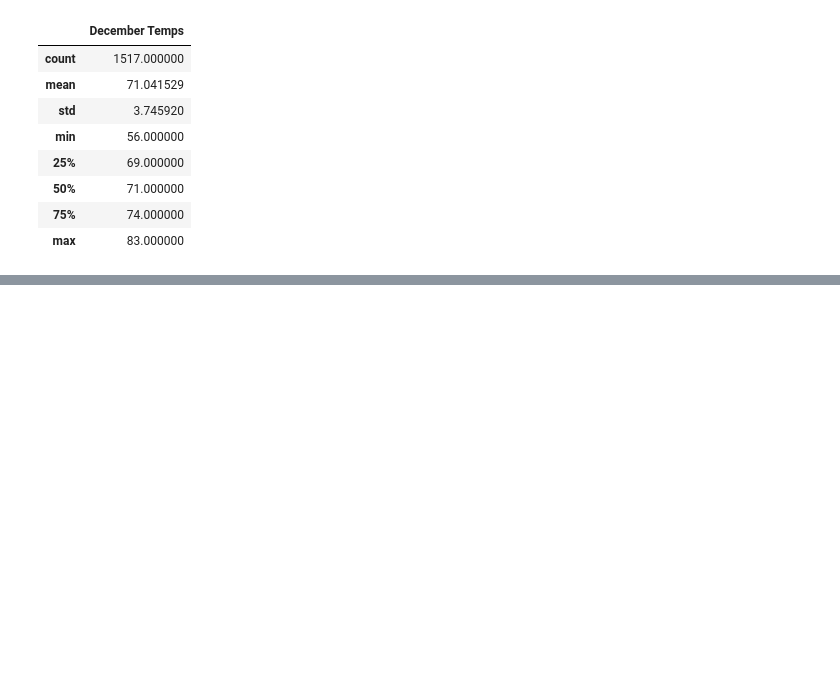
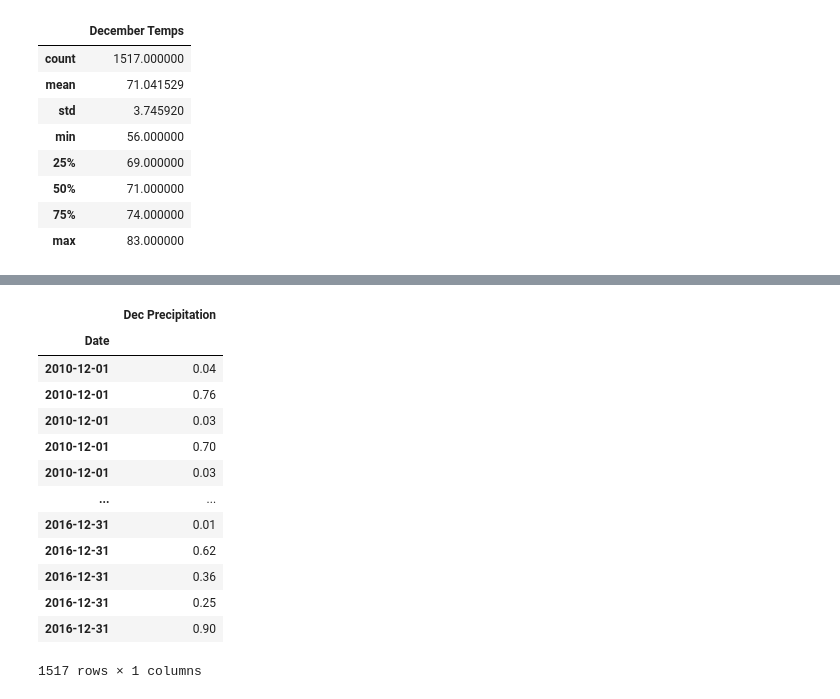
Before and after one commit to asama-w/surfs_up, a Jupyter notebook: SurfsUp_Challenge.ipynb, the cells around one changed output, grey strips where cells are left out. Drawn from its saved outputs; the diff is of its cells as text; code cells hidden in the pictures; blank space fills up the shorter version.

```diff
--- a/SurfsUp_Challenge.ipynb
+++ b/SurfsUp_Challenge.ipynb
@@ -206,0 +267,23 @@ dec_temp_df.describe()
+# %%
+# December precipitation data
+dec_prcp = session.query(Measurement.date, Measurement.prcp).\
+    filter(extract("month", Measurement.date) == "12").\
+    order_by(Measurement.date).all()
+# %%
+dec_prcp_df = pd.DataFrame(dec_prcp, columns = ['Date', 'Dec Precipitation']).set_index('Date')
+dec_prcp_df
+# %% [output]
+|  | Dec Precipitation |
+| Date |  |
+| 2010-12-01 | 0.04 |
+| 2010-12-01 | 0.76 |
+| 2010-12-01 | 0.03 |
+| 2010-12-01 | 0.70 |
+| 2010-12-01 | 0.03 |
+| ... | ... |
+| 2016-12-31 | 0.01 |
+| 2016-12-31 | 0.62 |
+| 2016-12-31 | 0.36 |
+| 2016-12-31 | 0.25 |
+| 2016-12-31 | 0.90 |
+1517 rows × 1 columns
```
Also changed, not shown: parts of 18 cells of this notebook.
